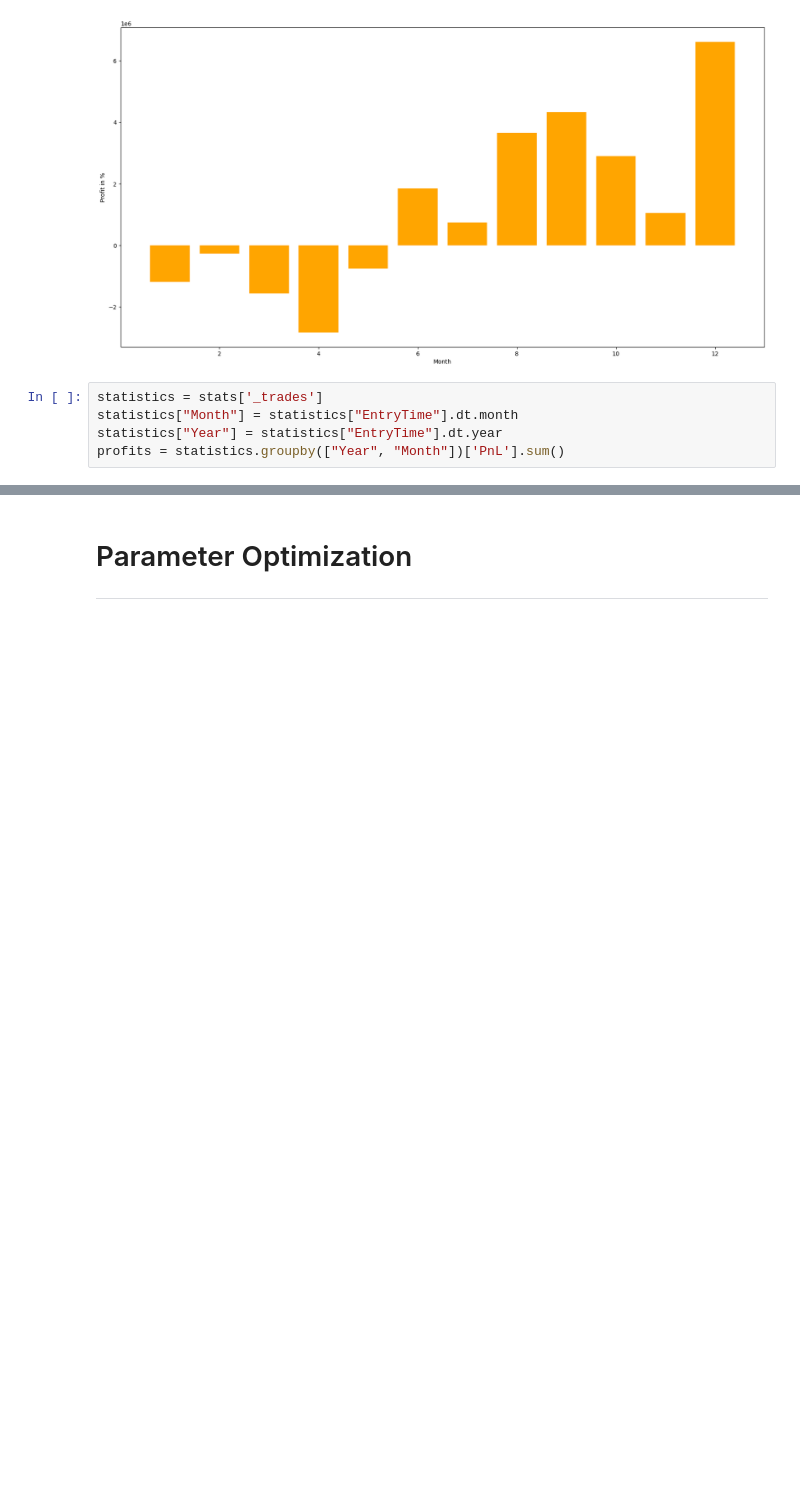
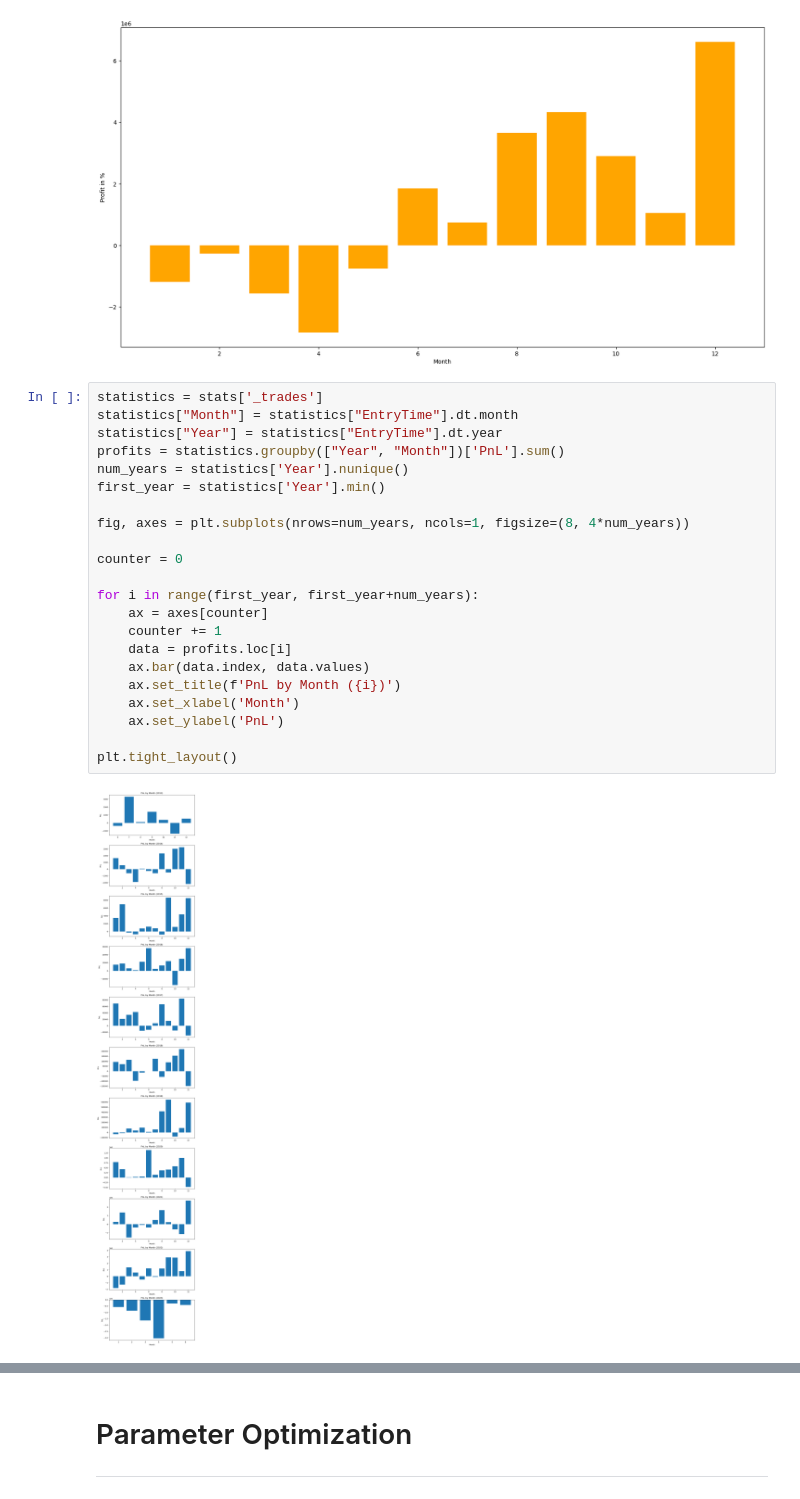
Before and after one commit to d3nnis2001/PIES, a Jupyter notebook: algo.ipynb, the cells around one changed output, grey strips where cells are left out. Cells and saved outputs as stored; diff of their text form; blank space fills up the shorter version.

```diff
--- a/algo.ipynb
+++ b/algo.ipynb
@@ -323,8 +326,27 @@ def profitMonthly(stats):
 idk = profitMonthly(stats)
 # %% [output]
 [figure]
-# %%
-statistics = stats['_trades']
-statistics["Month"] = statistics["EntryTime"].dt.month
-statistics["Year"] = statistics["EntryTime"].dt.year
-profits = statistics.groupby(["Year", "Month"])['PnL'].sum()
+# %%
+statistics = stats['_trades']
+statistics["Month"] = statistics["EntryTime"].dt.month
+statistics["Year"] = statistics["EntryTime"].dt.year
+profits = statistics.groupby(["Year", "Month"])['PnL'].sum()
+num_years = statistics['Year'].nunique()
+first_year = statistics['Year'].min()
+
+fig, axes = plt.subplots(nrows=num_years, ncols=1, figsize=(8, 4*num_years))
+
+counter = 0
+
+for i in range(first_year, first_year+num_years):
+    ax = axes[counter]
+    counter += 1
+    data = profits.loc[i]
+    ax.bar(data.index, data.values)
+    ax.set_title(f'PnL by Month ({i})')
+    ax.set_xlabel('Month')
+    ax.set_ylabel('PnL')
+
+plt.tight_layout()
+# %% [output]
+[figure, added]
```
Also changed, not shown: parts of 4 cells of this notebook, 1 other file.
